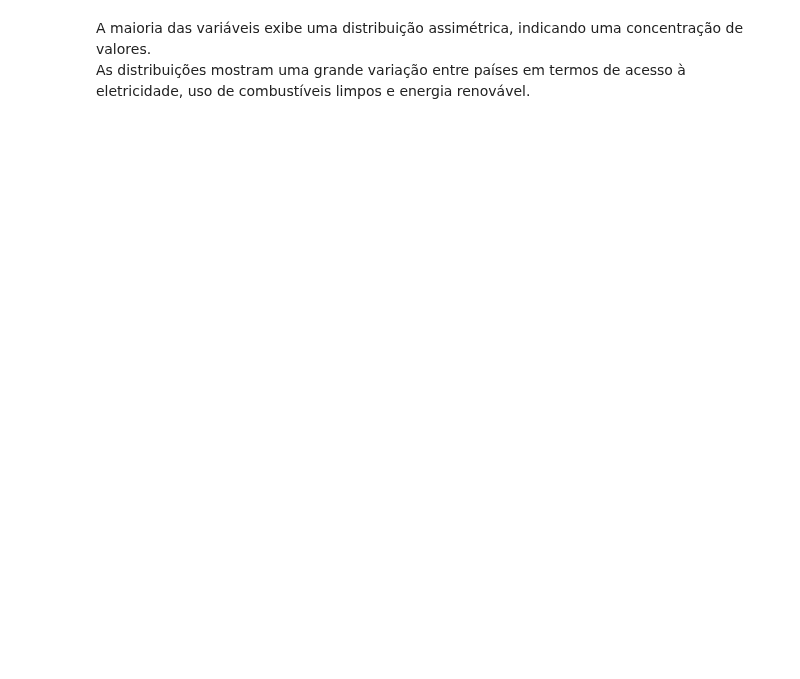
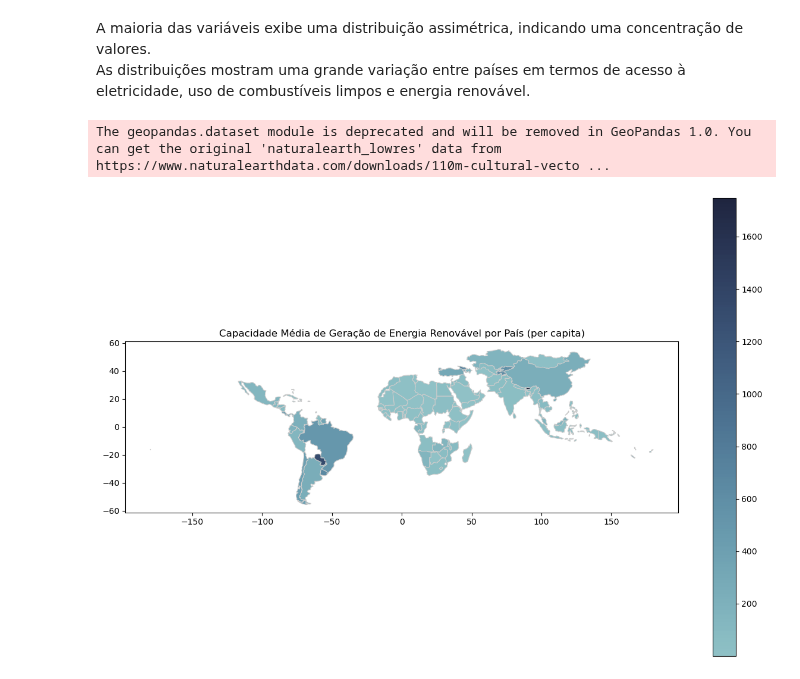
Before and after one commit to Felipefalex/Projeto-Sustainable-Energy, a Jupyter notebook: sustainable_energy.ipynb, the cells around one changed output. Saved outputs shown, nothing was run; the diff lists cells and outputs as text; code cells hidden in the pictures; blank space fills up the shorter version.

```diff
--- a/sustainable_energy.ipynb
+++ b/sustainable_energy.ipynb
@@ -142,3 +164,29 @@ plt.show()
 # %% [markdown]
 A maioria das variáveis exibe uma distribuição assimétrica, indicando uma concentração de valores.<br>
 As distribuições mostram uma grande variação entre países em termos de acesso à eletricidade, uso de combustíveis limpos e energia renovável.<br>
+# %%
+# Carregando um mapa mundial
+mundo = gpd.read_file(gpd.datasets.get_path('naturalearth_lowres'))
+
+# Calculando a média da capacidade de geração de energia renovável per capita por país
+media_capacidade_energia_per_capta = data.groupby('Entity')['Renewable-electricity-generating-capacity-per-capita'].mean()
+
+# Mesclando o dataset de capacidade de energia renovável com o mapa mundial
+energia_renovavel_mundial = mundo.set_index('name').join(media_capacidade_energia_per_capta)
+
+# Definindo a paleta de cores
+cores_mapa = sns.cubehelix_palette(rot=-.25, light=.7, as_cmap=True)
+
+# Plotando o mapa
+fig, ax = plt.subplots(1, 1, figsize=(15, 10))
+energia_renovavel_mundial.plot(column='Renewable-electricity-generating-capacity-per-capita',
+                            cmap=cores_mapa,
+                            linewidth=0.8,
+                            ax=ax,
+                            edgecolor='0.8',
+                            legend=True)
+ax.set_title('Capacidade Média de Geração de Energia Renovável por País (per capita)')
+plt.show()
+# %% [output]
+The geopandas.dataset module is deprecated and will be removed in GeoPandas 1.0. You can get the original 'naturalearth_lowres' data from https://www.naturalearthdata.com/downloads/110m-cultural-vecto ...
+[figure, added]
```
Also changed, not shown: parts of 6 cells of this notebook.
